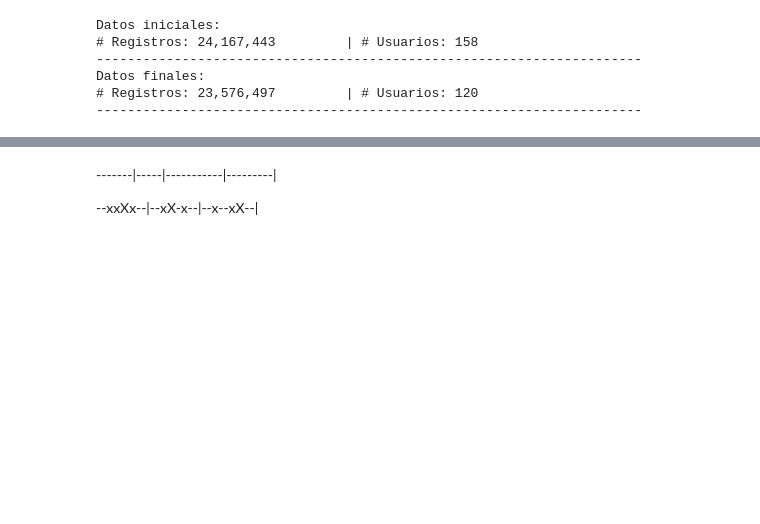
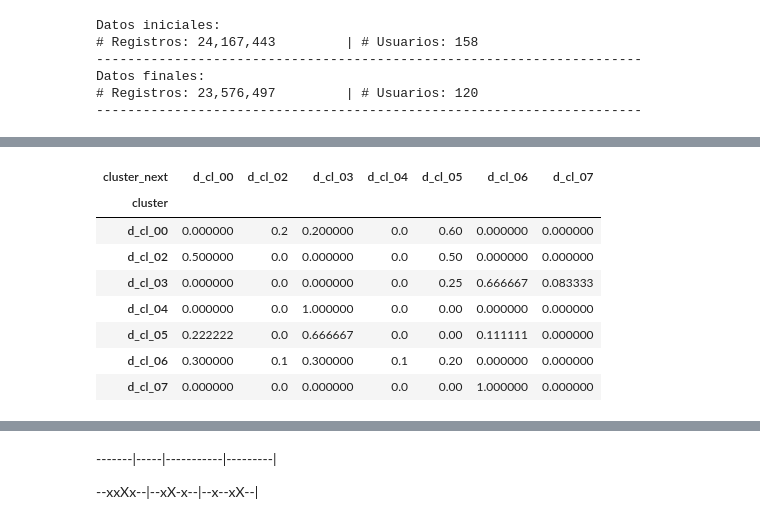
Before and after one commit to GabrielPila/skmob_mmc_mobility, a Jupyter notebook: notebooks/00.6_GeoLife_EDA.ipynb, the cells around one changed output, grey strips where cells are left out. Cells and saved outputs as stored; diff of their text form; code cells hidden in the pictures; blank space fills up the shorter version.

```diff
--- a/notebooks/00.6_GeoLife_EDA.ipynb
+++ b/notebooks/00.6_GeoLife_EDA.ipynb
@@ -537,0 +751,12 @@ with open('../data/geo_clusters_transit_df', 'wb') as f:
+# %%
+geo_clusters_transit[103]
+# %% [output]
+| cluster_next | d_cl_00 | d_cl_02 | d_cl_03 | d_cl_04 | d_cl_05 | d_cl_06 | d_cl_07 |
+| cluster |  |  |  |  |  |  |  |
+| d_cl_00 | 0.000000 | 0.2 | 0.200000 | 0.0 | 0.60 | 0.000000 | 0.000000 |
+| d_cl_02 | 0.500000 | 0.0 | 0.000000 | 0.0 | 0.50 | 0.000000 | 0.000000 |
+| d_cl_03 | 0.000000 | 0.0 | 0.000000 | 0.0 | 0.25 | 0.666667 | 0.083333 |
+| d_cl_04 | 0.000000 | 0.0 | 1.000000 | 0.0 | 0.00 | 0.000000 | 0.000000 |
+| d_cl_05 | 0.222222 | 0.0 | 0.666667 | 0.0 | 0.00 | 0.111111 | 0.000000 |
+| d_cl_06 | 0.300000 | 0.1 | 0.300000 | 0.1 | 0.20 | 0.000000 | 0.000000 |
+| d_cl_07 | 0.000000 | 0.0 | 0.000000 | 0.0 | 0.00 | 1.000000 | 0.000000 |
```
Also changed, not shown: parts of 29 cells of this notebook, 2 other files.
